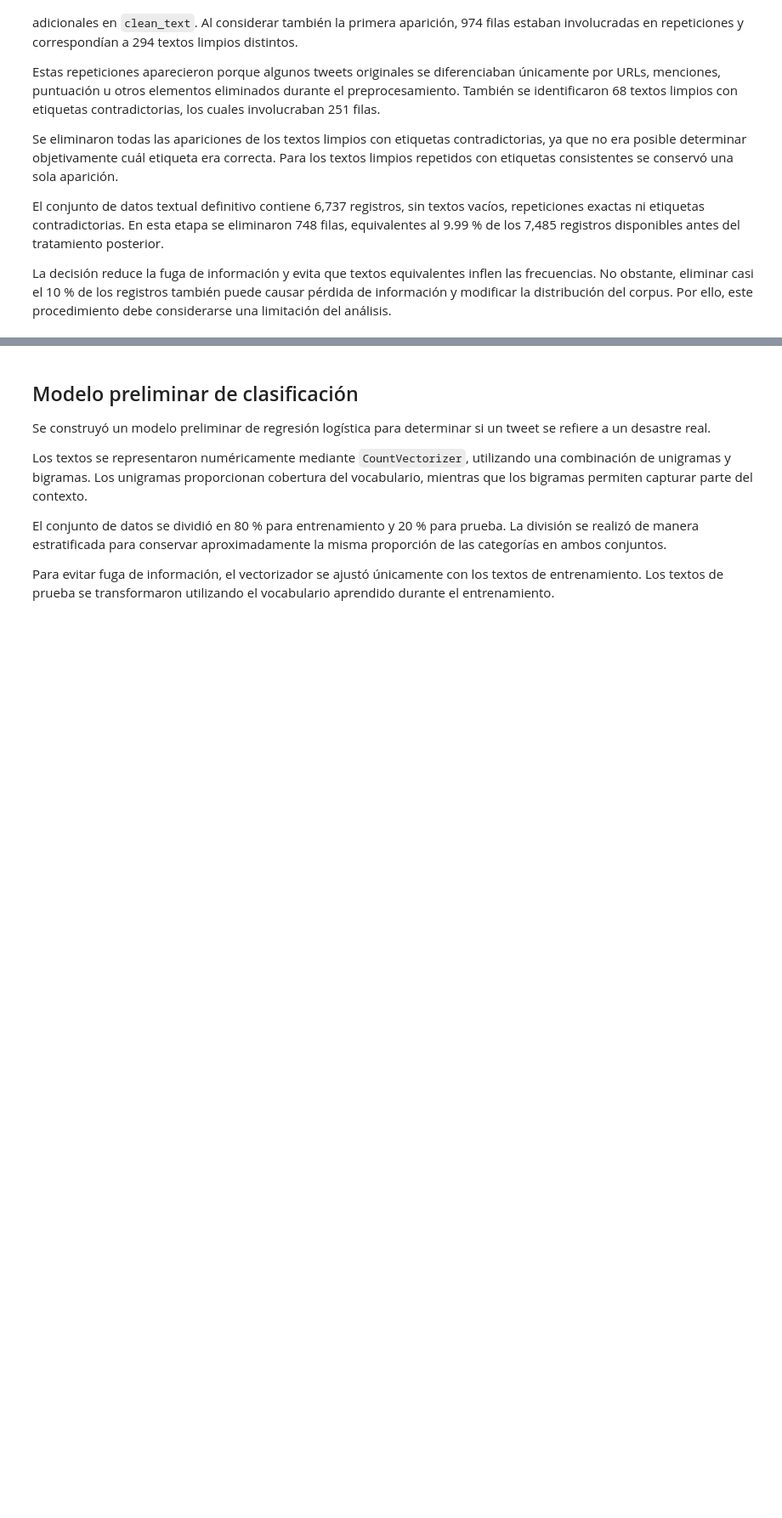
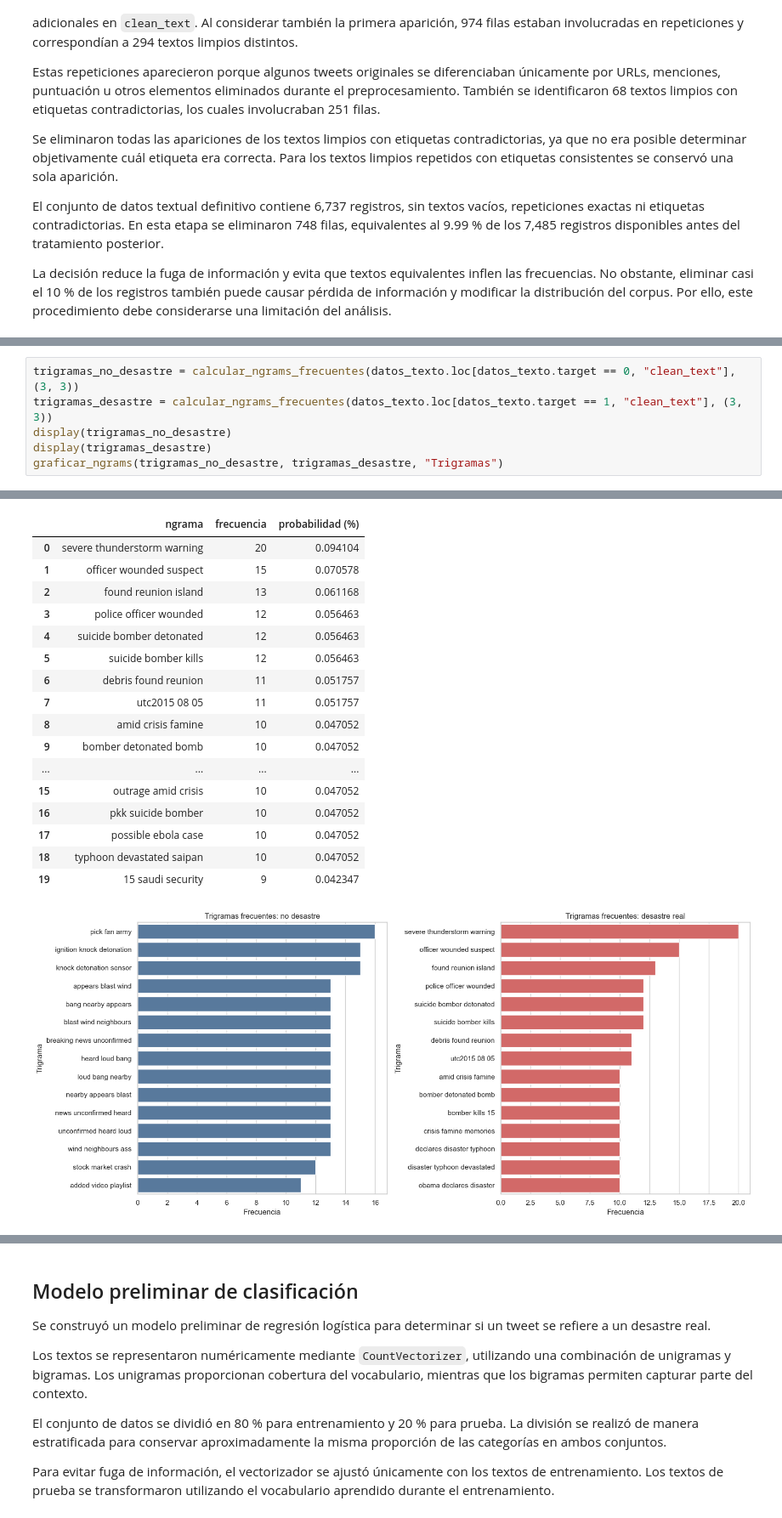
Before and after one commit to tismajo/CC3084-Laboratorio5, a Jupyter notebook: Laboratorio5.ipynb, the cells around one changed output, grey strips where cells are left out. Shown at 85% size. Cells and saved outputs as stored; diff of their text form; blank space fills up the shorter version.

```diff
--- a/Laboratorio5.ipynb
+++ b/Laboratorio5.ipynb
@@ -976,0 +655,7 @@ Las nubes permiten identificar visualmente diferencias entre las categorías, pe
+# %%
+trigramas_no_desastre = calcular_ngrams_frecuentes(datos_texto.loc[datos_texto.target == 0, "clean_text"], (3, 3))
+trigramas_desastre = calcular_ngrams_frecuentes(datos_texto.loc[datos_texto.target == 1, "clean_text"], (3, 3))
+display(trigramas_no_desastre)
+display(trigramas_desastre)
+graficar_ngrams(trigramas_no_desastre, trigramas_desastre, "Trigramas")
+# %% [output]
@@ -976,0 +679,18 @@ Las nubes permiten identificar visualmente diferencias entre las categorías, pe
+|  | ngrama | frecuencia | probabilidad (%) |
+| 0 | severe thunderstorm warning | 20 | 0.094104 |
+| 1 | officer wounded suspect | 15 | 0.070578 |
+| 2 | found reunion island | 13 | 0.061168 |
+| 3 | police officer wounded | 12 | 0.056463 |
+| 4 | suicide bomber detonated | 12 | 0.056463 |
+| 5 | suicide bomber kills | 12 | 0.056463 |
+| 6 | debris found reunion | 11 | 0.051757 |
+| 7 | utc2015 08 05 | 11 | 0.051757 |
+| 8 | amid crisis famine | 10 | 0.047052 |
+| 9 | bomber detonated bomb | 10 | 0.047052 |
+| ... | ... | ... | ... |
+| 15 | outrage amid crisis | 10 | 0.047052 |
+| 16 | pkk suicide bomber | 10 | 0.047052 |
+| 17 | possible ebola case | 10 | 0.047052 |
+| 18 | typhoon devastated saipan | 10 | 0.047052 |
+| 19 | 15 saudi security | 9 | 0.042347 |
+[figure, added]
```
Also changed, not shown: parts of 30 cells of this notebook.
